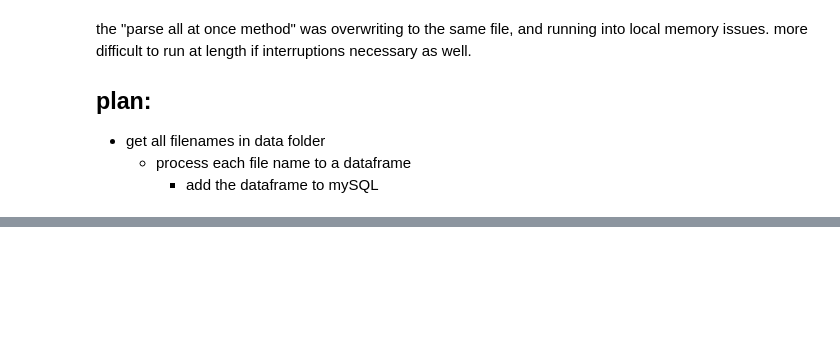
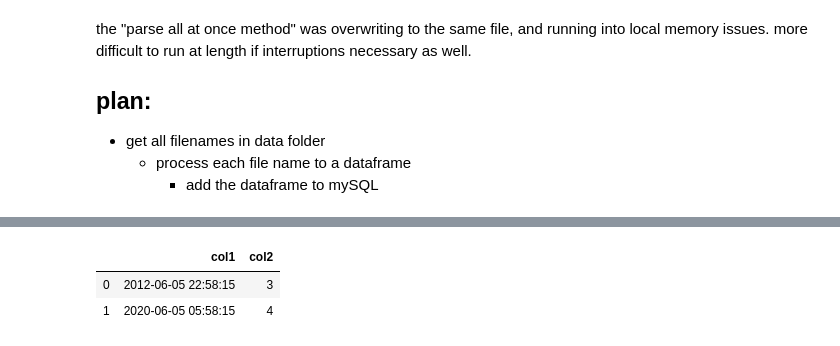
Before and after one commit to mcleverley/sulfur_dioxide_global, a Jupyter notebook: upload_to_sql.ipynb, the cells around one changed output, grey strips where cells are left out. Saved outputs shown, nothing was run; the diff lists cells and outputs as text; code cells hidden in the pictures; blank space fills up the shorter version.

```diff
--- a/upload_to_sql.ipynb
+++ b/upload_to_sql.ipynb
@@ -49,0 +284,7 @@ the "parse all at once method" was overwriting to the same file, and running int
+# %%
+df['col1'] = df['col1'].apply(lambda st: st[2:12]+' '+st[13:21])
+df
+# %% [output]
+|  | col1 | col2 |
+| 0 | 2012-06-05 22:58:15 | 3 |
+| 1 | 2020-06-05 05:58:15 | 4 |
```
Also changed, not shown: parts of 47 cells of this notebook, 3 other files.
